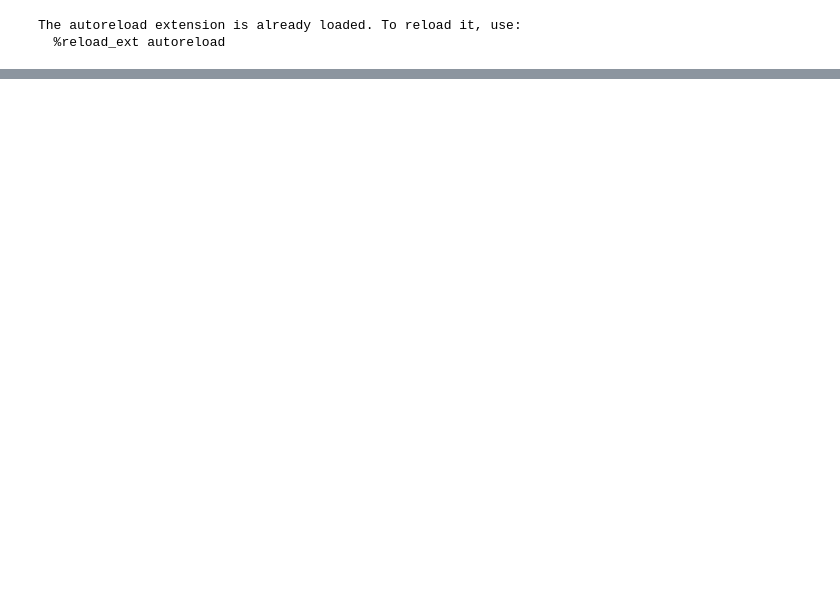
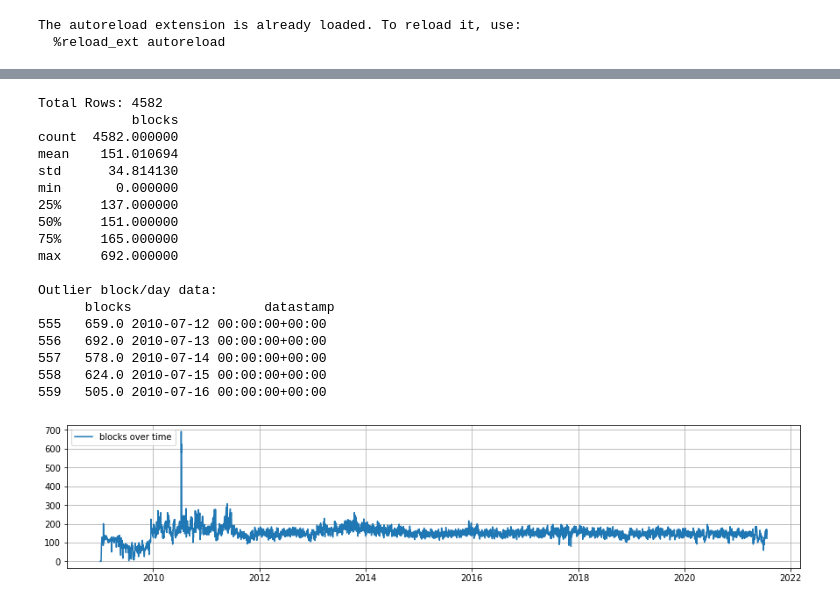
Before and after one commit to FerPapi/transfero_challenge_fp, a Jupyter notebook: Q3.ipynb, the cells around one changed output, grey strips where cells are left out. Drawn from its saved outputs; the diff is of its cells as text; code cells hidden in the pictures; blank space fills up the shorter version.

```diff
--- a/Q3.ipynb
+++ b/Q3.ipynb
@@ -33,0 +57,41 @@ Total Rows: 1372819
+# %%
+## Blocks dataset
+
+filename_blocks_dataset = 'datasets/dataset_blocks.csv'
+blocks_df = load_csv(filename_blocks_dataset)
+print("Total Rows:", len(blocks_df))
+
+
+blocks_df = remove_col_from_dataframe(blocks_df, 'Unnamed: 0')
+blocks_df = standardize_timestamp_column(blocks_df, 'date', utc=True)
+blocks_df = remove_col_from_dataframe(blocks_df, 'date')
+print(blocks_df.describe())
+print('')
+# sanity check plotting
+plt.figure(figsize=[15,3])
+plt.grid(True)
+plt.plot(blocks_df['datastamp'], blocks_df['blocks'],label='blocks over time')
+plt.legend(loc=2)
+
+
+print("Outlier block/day data:\n", blocks_df[blocks_df['blocks']>350])
+# %% [output]
+Total Rows: 4582
+            blocks
+count  4582.000000
+mean    151.010694
+std      34.814130
+min       0.000000
+25%     137.000000
+50%     151.000000
+75%     165.000000
+max     692.000000
+
+Outlier block/day data:
+      blocks                 datastamp
+555   659.0 2010-07-12 00:00:00+00:00
+556   692.0 2010-07-13 00:00:00+00:00
+557   578.0 2010-07-14 00:00:00+00:00
+558   624.0 2010-07-15 00:00:00+00:00
+559   505.0 2010-07-16 00:00:00+00:00
+[figure, added]
```
Also changed, not shown: parts of 8 cells of this notebook, 1 other file.
